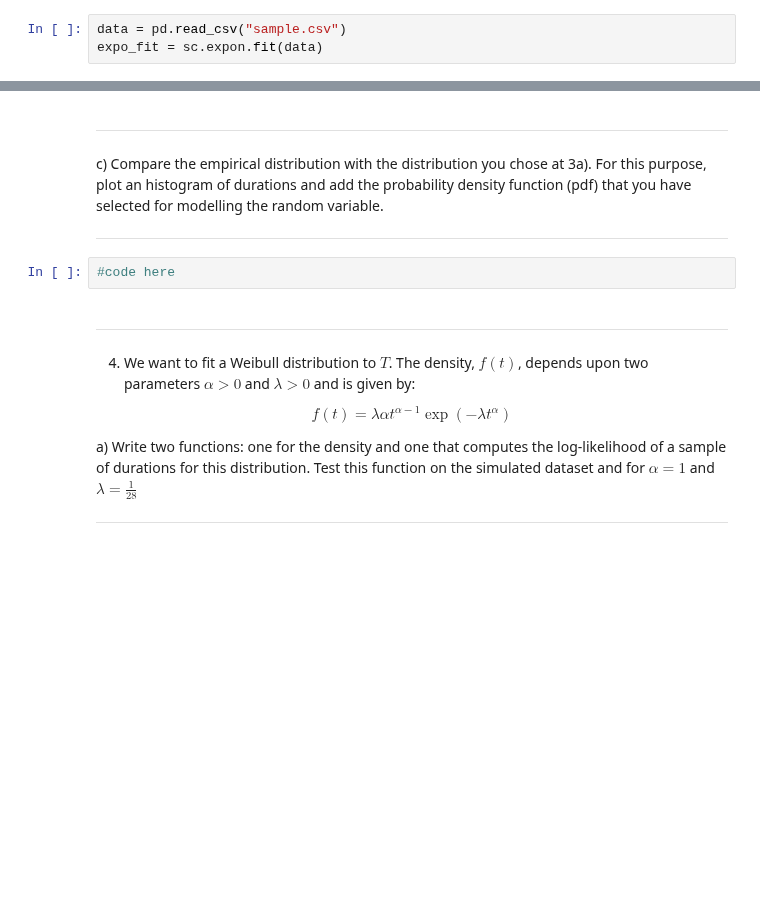
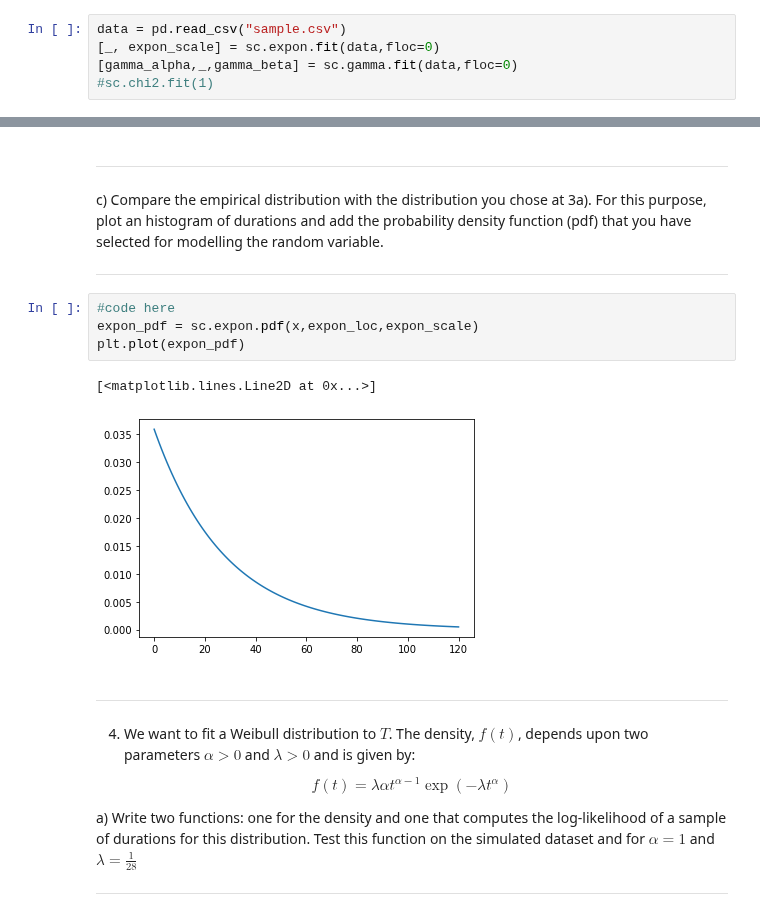
Before and after one commit to evandieren/Statistics-and-Data-Science-LEPL1109, a Jupyter notebook: Hackathon1.ipynb, the cells around one changed output, grey strips where cells are left out. Saved outputs shown, nothing was run; the diff lists cells and outputs as text; blank space fills up the shorter version.

```diff
--- a/Hackathon1.ipynb
+++ b/Hackathon1.ipynb
@@ -129,7 +129,9 @@ Rem: if you use scipy, set the location parameter to zero with option 'floc=0'.
 Answer here
 # %%
 data = pd.read_csv("sample.csv")
-expo_fit = sc.expon.fit(data)
+[_, expon_scale] = sc.expon.fit(data,floc=0)
+[gamma_alpha,_,gamma_beta] = sc.gamma.fit(data,floc=0)
+#sc.chi2.fit(1)
 # %% [markdown]
 b) During the lectures, we have seen that the chi-square distribution has only one single parameter (the number of degrees of freedom). In Scipy, we find two other parameters location "loc" and scale "scale". Why?
 # %% [markdown]
@@ -140,8 +142,13 @@ Answer here
 c) Compare the empirical distribution with the distribution you chose at 3a). For this purpose, plot an histogram of  durations and add the probability density function (pdf) that you have selected for modelling the random variable.
 
 ------------------------------------------------------------------------------------------------------
-# %%
-#code here
+# %%
+#code here
+expon_pdf = sc.expon.pdf(x,expon_loc,expon_scale)
+plt.plot(expon_pdf)
+# %% [output]
+[<matplotlib.lines.Line2D at 0x...>]
+[figure, added]
 # %% [markdown]
 ------------------------------------------------------------------------------------------------------
 
```
